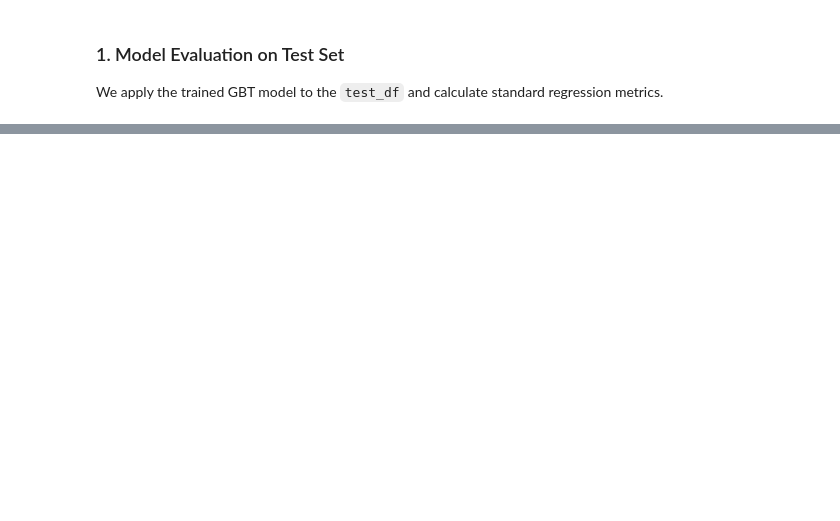
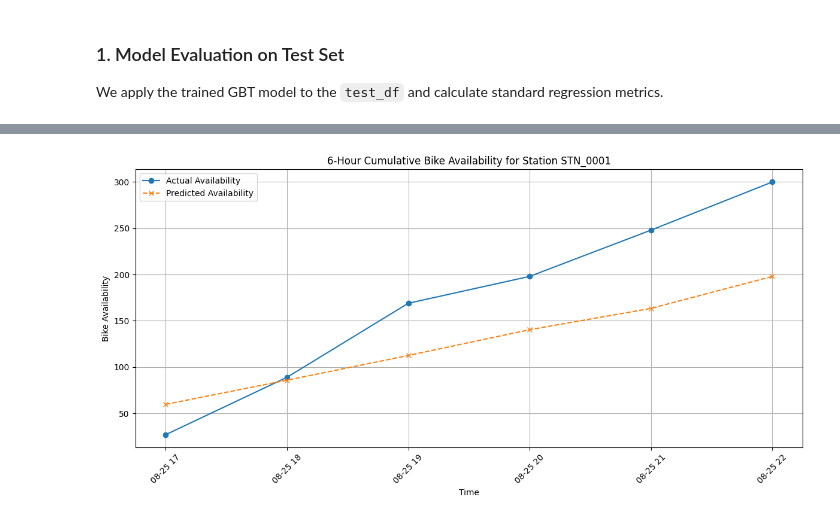
Before and after one commit to kuoyce/bixi-analytics, a Jupyter notebook: ColabRunModel_GBTRegressor_FeatureEng.ipynb, the cells around one changed output, grey strips where cells are left out. Saved outputs shown, nothing was run; the diff lists cells and outputs as text; code cells hidden in the pictures; blank space fills up the shorter version.

```diff
--- a/ColabRunModel_GBTRegressor_FeatureEng.ipynb
+++ b/ColabRunModel_GBTRegressor_FeatureEng.ipynb
@@ -848,0 +894,39 @@ PySparkRuntimeError: [SESSION_OR_CONTEXT_NOT_EXISTS] SparkContext or SparkSessio
+# %%
+import matplotlib.pyplot as plt
+import pandas as pd
+
+# Pick a sample station
+sample_station = test_df.select("canonical_station_id").first()[0]
+
+# Get the first 6 hours of the test set for this station
+forecast_6hr_df = combined_eval.filter(F.col("canonical_station_id") == sample_station) \
+    .orderBy("hour_timestamp") \
+    .limit(6) \
+    .toPandas()
+
+# Starting availability
+initial_availability = 10
+
+# Compute cumulative actual availability
+forecast_6hr_df["actual_availability"] = initial_availability + forecast_6hr_df["net_flow"].cumsum()
+
+# Compute cumulative predicted availability
+forecast_6hr_df["predicted_availability"] = initial_availability + forecast_6hr_df["prediction"].cumsum()
+
+# Plot
+plt.figure(figsize=(12, 6))
+plt.plot(forecast_6hr_df['hour_timestamp'], forecast_6hr_df['actual_availability'],
+         label='Actual Availability', marker='o')
+plt.plot(forecast_6hr_df['hour_timestamp'], forecast_6hr_df['predicted_availability'],
+         label='Predicted Availability', linestyle='--', marker='x')
+
+plt.title(f'6-Hour Cumulative Bike Availability for Station {sample_station}')
+plt.xlabel('Time')
+plt.ylabel('Bike Availability')
+plt.legend()
+plt.grid(True)
+plt.xticks(rotation=45)
+plt.tight_layout()
+plt.show()
+# %% [output]
+[figure, added]
```
Also changed, not shown: parts of 21 cells of this notebook.
